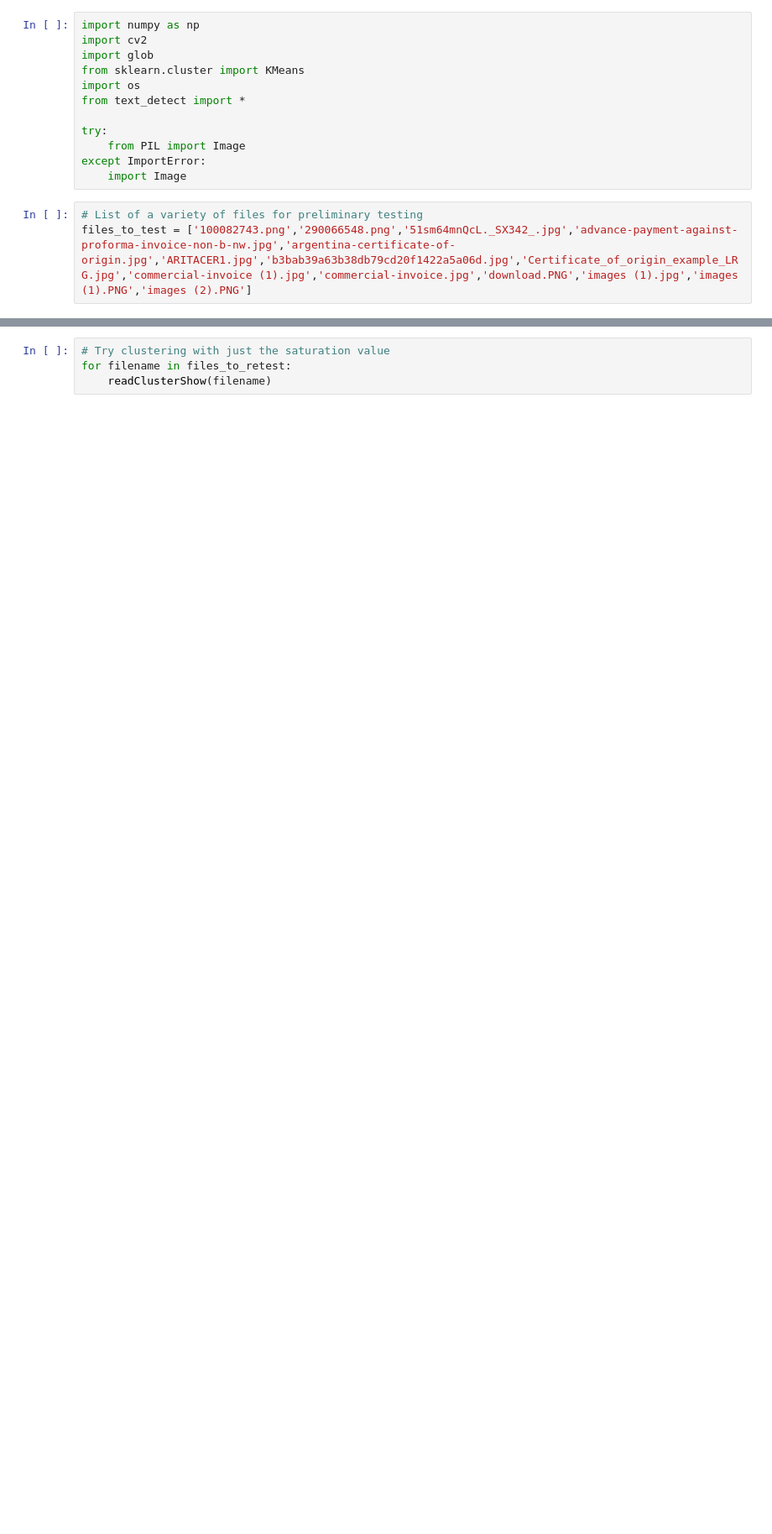
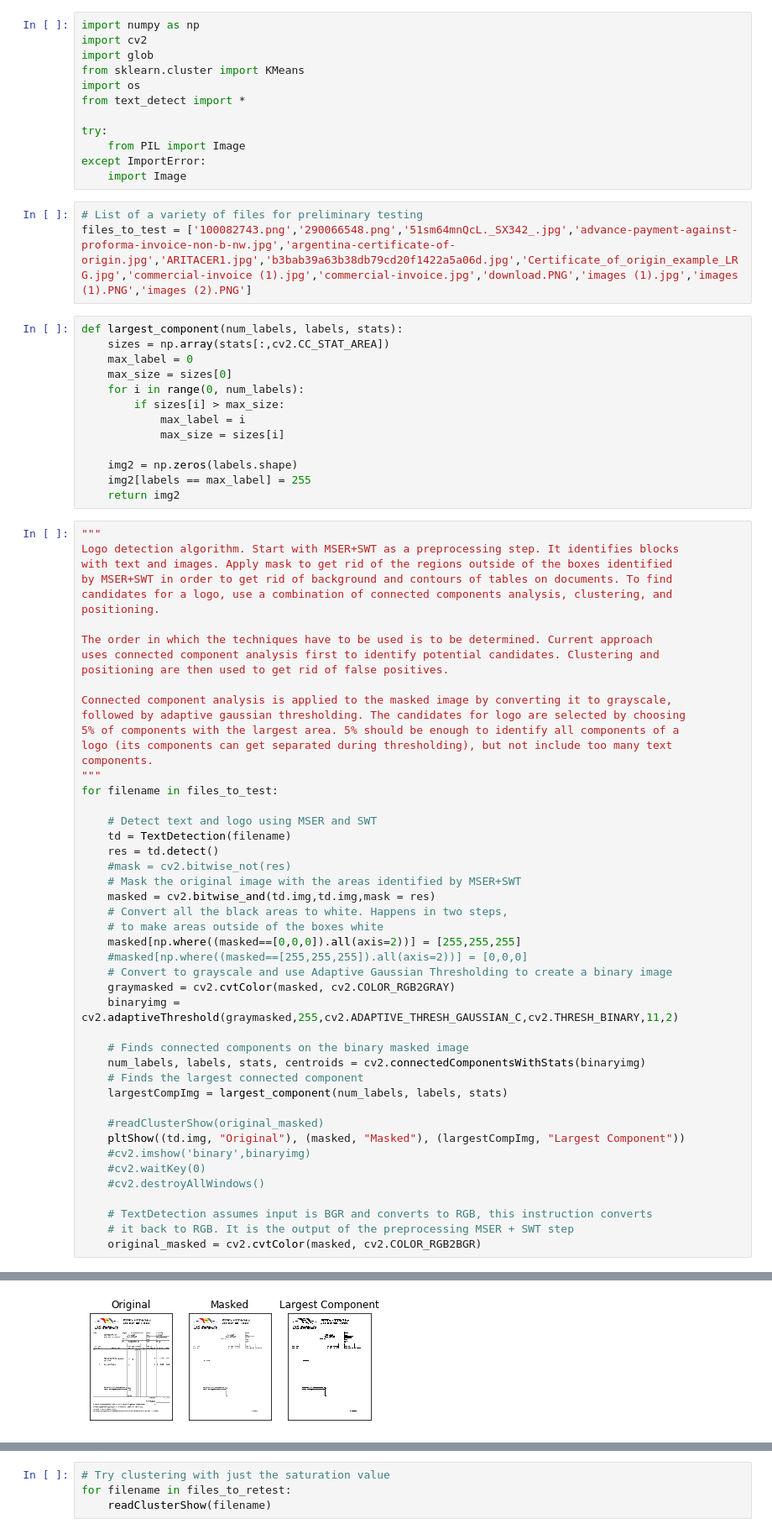
Before and after one commit to szymanowiczs/Logos, a Jupyter notebook: Logo_Detection.ipynb, the cells around one changed output, grey strips where cells are left out. Shown: that part at 84% size. Saved outputs shown, nothing was run; the diff lists cells and outputs as text; blank space fills up the shorter version.

Commit message:
Detect largest connected component

```diff
--- a/Logo_Detection.ipynb
+++ b/Logo_Detection.ipynb
@@ -13,3 +13,65 @@ except ImportError:
 # %%
 # List of a variety of files for preliminary testing
 files_to_test = ['100082743.png','290066548.png','51sm64mnQcL._SX342_.jpg','advance-payment-against-proforma-invoice-non-b-nw.jpg','argentina-certificate-of-origin.jpg','ARITACER1.jpg','b3bab39a63b38db79cd20f1422a5a06d.jpg','Certificate_of_origin_example_LRG.jpg','commercial-invoice (1).jpg','commercial-invoice.jpg','download.PNG','images (1).jpg','images (1).PNG','images (2).PNG']
+# %%
+def largest_component(num_labels, labels, stats):
+    sizes = np.array(stats[:,cv2.CC_STAT_AREA])
+    max_label = 0
+    max_size = sizes[0]
+    for i in range(0, num_labels):
+        if sizes[i] > max_size:
+            max_label = i
+            max_size = sizes[i]
+
+    img2 = np.zeros(labels.shape)
+    img2[labels == max_label] = 255
+    return img2
+# %%
+"""
+Logo detection algorithm. Start with MSER+SWT as a preprocessing step. It identifies blocks
+with text and images. Apply mask to get rid of the regions outside of the boxes identified
+by MSER+SWT in order to get rid of background and contours of tables on documents. To find
+candidates for a logo, use a combination of connected components analysis, clustering, and
+positioning.
+
+The order in which the techniques have to be used is to be determined. Current approach
+uses connected component analysis first to identify potential candidates. Clustering and
+positioning are then used to get rid of false positives.
+
+Connected component analysis is applied to the masked image by converting it to grayscale,
+followed by adaptive gaussian thresholding. The candidates for logo are selected by choosing
+5% of components with the largest area. 5% should be enough to identify all components of a
+logo (its components can get separated during thresholding), but not include too many text
+components.
+"""
+for filename in files_to_test:
+
+    # Detect text and logo using MSER and SWT
+    td = TextDetection(filename)
+    res = td.detect()
+    #mask = cv2.bitwise_not(res)
+    # Mask the original image with the areas identified by MSER+SWT
+    masked = cv2.bitwise_and(td.img,td.img,mask = res)
+    # Convert all the black areas to white. Happens in two steps,
+    # to make areas outside of the boxes white
+    masked[np.where((masked==[0,0,0]).all(axis=2))] = [255,255,255]
+    #masked[np.where((masked==[255,255,255]).all(axis=2))] = [0,0,0]
+    # Convert to grayscale and use Adaptive Gaussian Thresholding to create a binary image
+    graymasked = cv2.cvtColor(masked, cv2.COLOR_RGB2GRAY)
+    binaryimg = cv2.adaptiveThreshold(graymasked,255,cv2.ADAPTIVE_THRESH_GAUSSIAN_C,cv2.THRESH_BINARY,11,2)
+
+    # Finds connected components on the binary masked image
+    num_labels, labels, stats, centroids = cv2.connectedComponentsWithStats(binaryimg)
+    # Finds the largest connected component
+    largestCompImg = largest_component(num_labels, labels, stats)
+
+    #readClusterShow(original_masked)
+    pltShow((td.img, "Original"), (masked, "Masked"), (largestCompImg, "Largest Component"))
+    #cv2.imshow('binary',binaryimg)
+    #cv2.waitKey(0)
+    #cv2.destroyAllWindows()
+
+    # TextDetection assumes input is BGR and converts to RGB, this instruction converts
+    # it back to RGB. It is the output of the preprocessing MSER + SWT step
+    original_masked = cv2.cvtColor(masked, cv2.COLOR_RGB2BGR)
+# %% [output]
@@ -15,0 +80 @@ files_to_test = ['100082743.png','290066548.png','51sm64mnQcL._SX342_.jpg','adva
+[figure, added]
```
Also changed, not shown: parts of 2 cells of this notebook.
